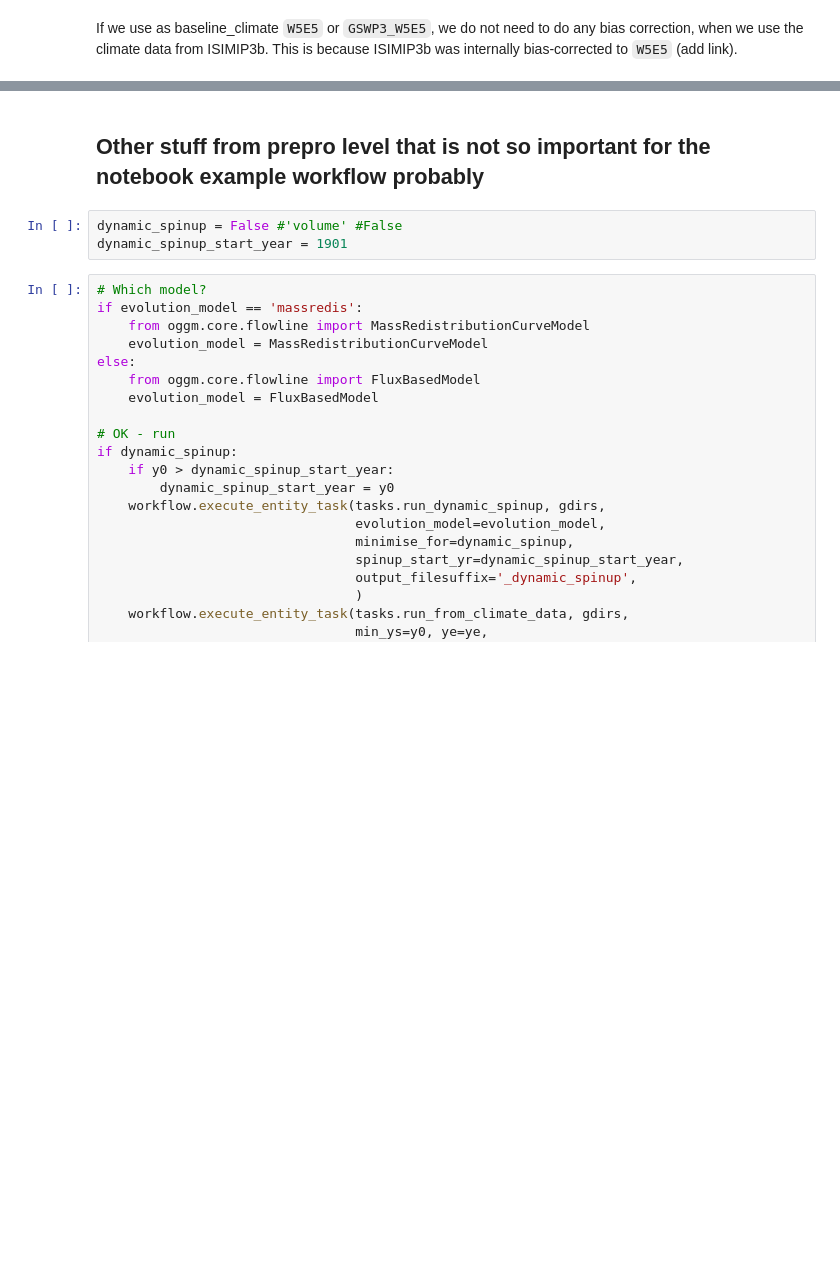
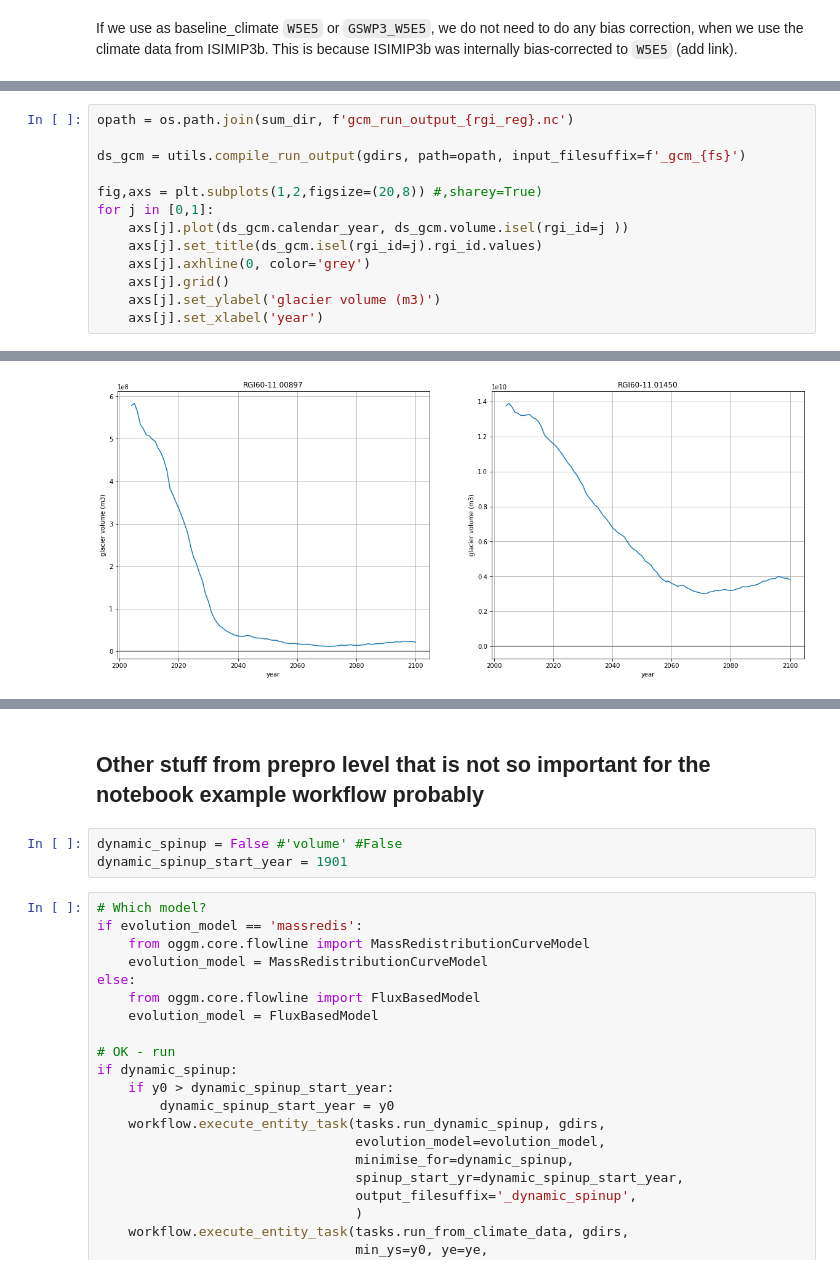
Before and after one commit to OGGM/massbalance-sandbox, a Jupyter notebook: docs/geodetic_mb_calibration_to_volume_changes.ipynb, the cells around one changed output, grey strips where cells are left out. Saved outputs shown, nothing was run; the diff lists cells and outputs as text; blank space fills up the shorter version.

```diff
--- a/docs/geodetic_mb_calibration_to_volume_changes.ipynb
+++ b/docs/geodetic_mb_calibration_to_volume_changes.ipynb
@@ -372,0 +421,14 @@ TODO:
+# %%
+opath = os.path.join(sum_dir, f'gcm_run_output_{rgi_reg}.nc')
+
+ds_gcm = utils.compile_run_output(gdirs, path=opath, input_filesuffix=f'_gcm_{fs}')
+
+fig,axs = plt.subplots(1,2,figsize=(20,8)) #,sharey=True)
+for j in [0,1]:
+    axs[j].plot(ds_gcm.calendar_year, ds_gcm.volume.isel(rgi_id=j ))
+    axs[j].set_title(ds_gcm.isel(rgi_id=j).rgi_id.values)
+    axs[j].axhline(0, color='grey')
+    axs[j].grid()
+    axs[j].set_ylabel('glacier volume (m3)')
+    axs[j].set_xlabel('year')
+# %% [output]
@@ -372,0 +437 @@ TODO:
+[figure, added]
```
Also changed, not shown: parts of 25 cells of this notebook, 3 other files.
